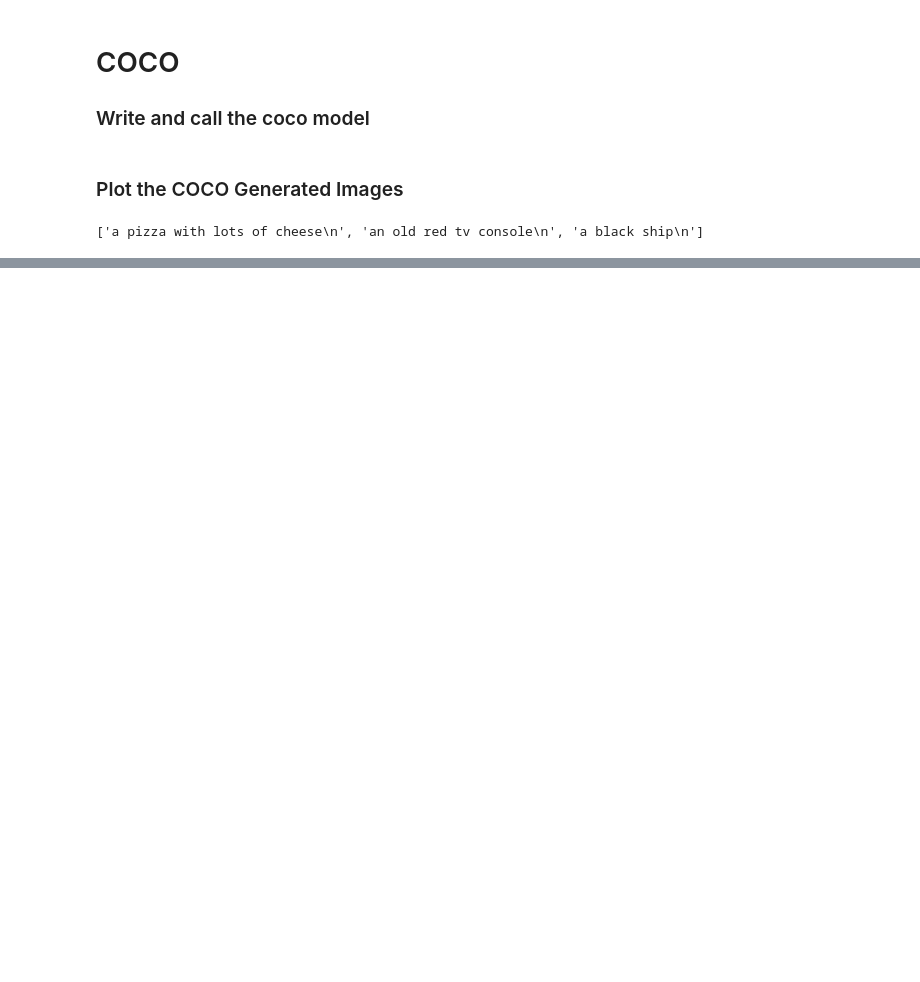
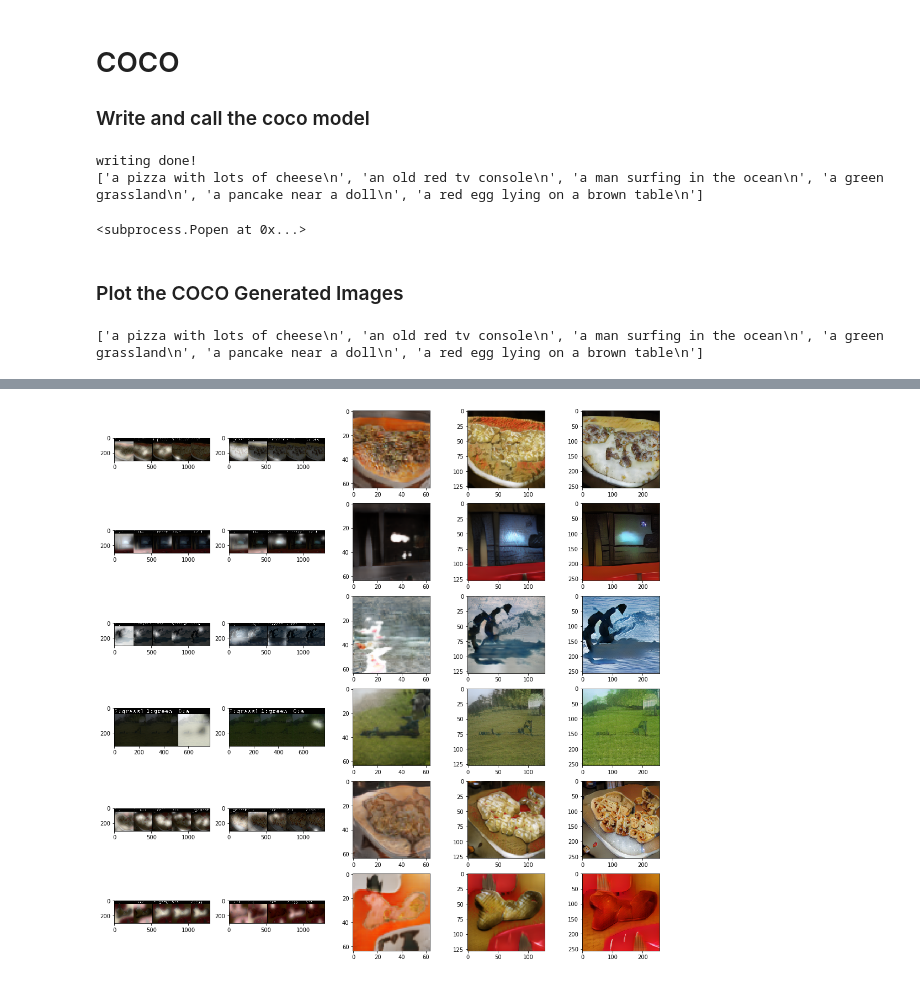
Before and after one commit to ASH1998/Deep-Representation-of-Visual-Descriptions, a Jupyter notebook: code/Driver!!.ipynb, the cells around one changed output, grey strips where cells are left out. Drawn from its saved outputs; the diff is of its cells as text; code cells hidden in the pictures; blank space fills up the shorter version.

```diff
--- a/code/Driver!!.ipynb
+++ b/code/Driver!!.ipynb
@@ -136,8 +142,20 @@ subprocess.Popen(COCO_CMD)
+# %%
+sentence_coco = ["a pizza with lots of cheese", "an old red tv console", "a man surfing in the ocean", "a green grassland", "a pancake near a doll", "a red egg lying on a brown table"]
+for i in range(len(sentence_coco)):
+    sentence_coco[i] += '\n'
+
+clean_dir(DATA_COCO)
+write_to_examples(COCO, sentences=sentence_coco)
+subprocess.Popen(COCO_CMD)
+# %% [output]
+writing done!
+['a pizza with lots of cheese\n', 'an old red tv console\n', 'a man surfing in the ocean\n', 'a green grassland\n', 'a pancake near a doll\n', 'a red egg lying on a brown table\n']
+<subprocess.Popen at 0x...>
 # %% [markdown]
 ### Plot the COCO Generated Images
 # %%
-matplotlib.use('nbagg')
+#matplotlib.use('nbagg')
 rows = len(sentence_coco)
-plot(DATA_COCO, sent= sentence_coco, size=(20,5*rows))
+plot(DATA_COCO, sent= sentence_coco, size=(18,3*rows))
 # %% [output]
-['a pizza with lots of cheese\n', 'an old red tv console\n', 'a black ship\n']
+['a pizza with lots of cheese\n', 'an old red tv console\n', 'a man surfing in the ocean\n', 'a green grassland\n', 'a pancake near a doll\n', 'a red egg lying on a brown table\n']
@@ -145,0 +162 @@ plot(DATA_COCO, sent= sentence_coco, size=(20,5*rows))
+[figure, added]
```
Also changed, not shown: parts of 10 cells of this notebook, 2 other files.
